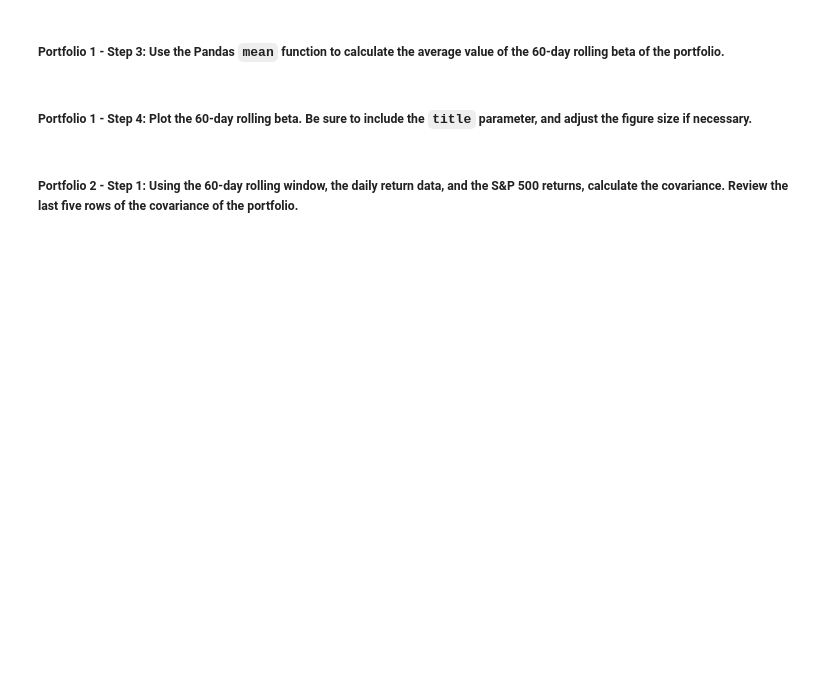
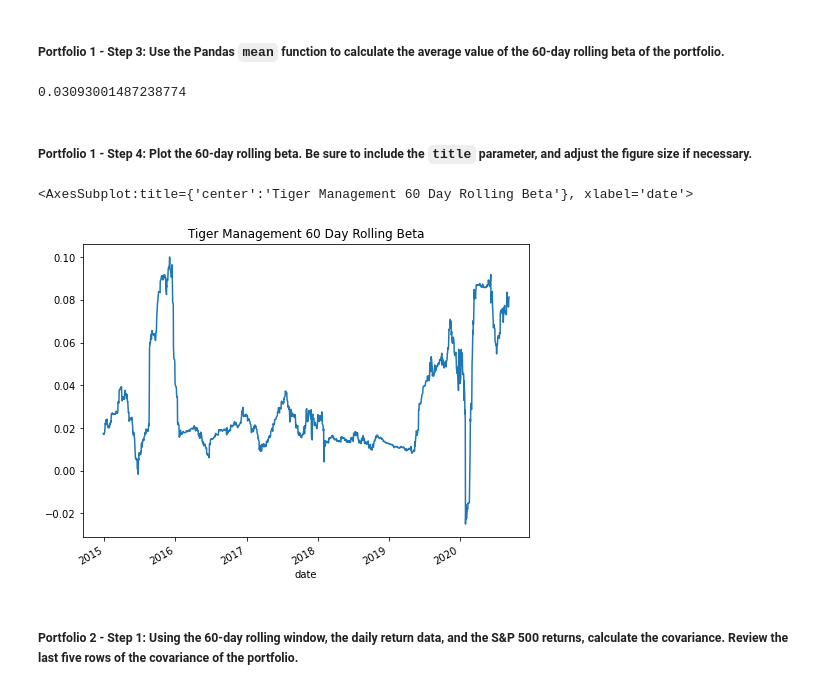
Before and after one commit to Sam-Weiner/Fintech-Challenge-4, a Jupyter notebook: risk_return_analysis.ipynb, the cells around one changed output. Drawn from its saved outputs; the diff is of its cells as text; code cells hidden in the pictures; blank space fills up the shorter version.

```diff
--- a/risk_return_analysis.ipynb
+++ b/risk_return_analysis.ipynb
@@ -355,4 +355,5 @@ Your analysis is nearing completion. Now, you need to evaluate how the portfolio
 #### Use the Pandas `var` function to calculate the variance of the S&P 500 by using a 60-day rolling window. Visualize the last five rows of the variance of the S&P 500.
 # %%
 # Calculate the variance of the S&P 500 using a rolling 60-day window.
-# YOUR CODE HERE
+rolling_SP_var = whale_returns["S&P 500"].rolling(window=60).var()
+rolling_SP_var.dropna().head()
@@ -371,4 +380,6 @@ Your analysis is nearing completion. Now, you need to evaluate how the portfolio
 # %%
 # Calculate the covariance using a 60-day rolling window
 # Review the last five rows of the covariance data
-# YOUR CODE HERE
+tiger_cov = whale_returns["TIGER GLOBAL MANAGEMENT LLC"].rolling(window=60).cov(
+    whale_returns["S&P 500"].rolling(window=60))
+tiger_cov.dropna().head()
@@ -377,4 +396,5 @@ Your analysis is nearing completion. Now, you need to evaluate how the portfolio
 # %%
 # Calculate the beta based on the 60-day rolling covariance compared to the market (S&P 500)
 # Review the last five rows of the beta information
-# YOUR CODE HERE
+tiger_beta = tiger_cov / rolling_SP_var
+tiger_beta.dropna()
@@ -382,13 +416,19 @@ Your analysis is nearing completion. Now, you need to evaluate how the portfolio
 ##### Portfolio 1 - Step 3: Use the Pandas `mean` function to calculate the average value of the 60-day rolling beta of the portfolio.
 # %%
 # Calculate the average of the 60-day rolling beta
-# YOUR CODE HERE
+tiger_beta.mean()
+# %% [output]
+0.03093001487238774
 # %% [markdown]
 ##### Portfolio 1 - Step 4: Plot the 60-day rolling beta. Be sure to include the `title` parameter, and adjust the figure size if necessary.
 # %%
 # Plot the rolling beta
 # Include a title parameter and adjust the figure size
-# YOUR CODE HERE
+tiger_beta.plot(title="Tiger Management 60 Day Rolling Beta",
+               figsize=(8,6))
+# %% [output]
+<AxesSubplot:title={'center':'Tiger Management 60 Day Rolling Beta'}, xlabel='date'>
+[figure, added]
 # %% [markdown]
 ##### Portfolio 2 - Step 1: Using the 60-day rolling window, the daily return data, and the S&P 500 returns, calculate the covariance. Review the last five rows of the covariance of the portfolio.
 # %%
```
Also changed, not shown: parts of 11 cells of this notebook.
